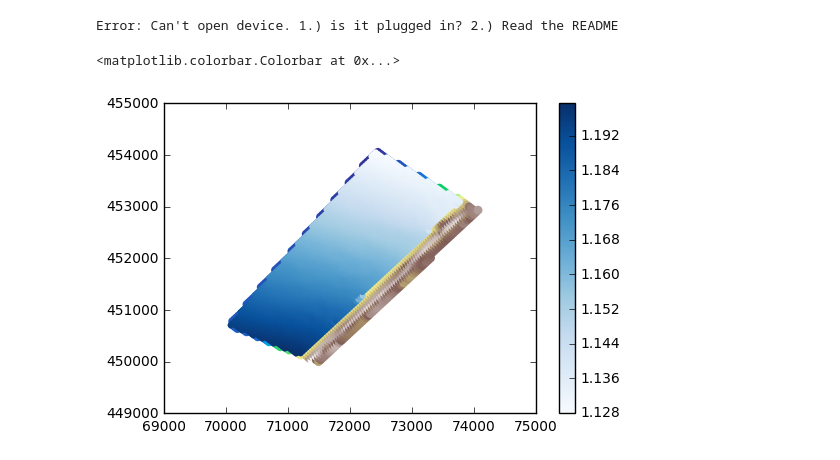
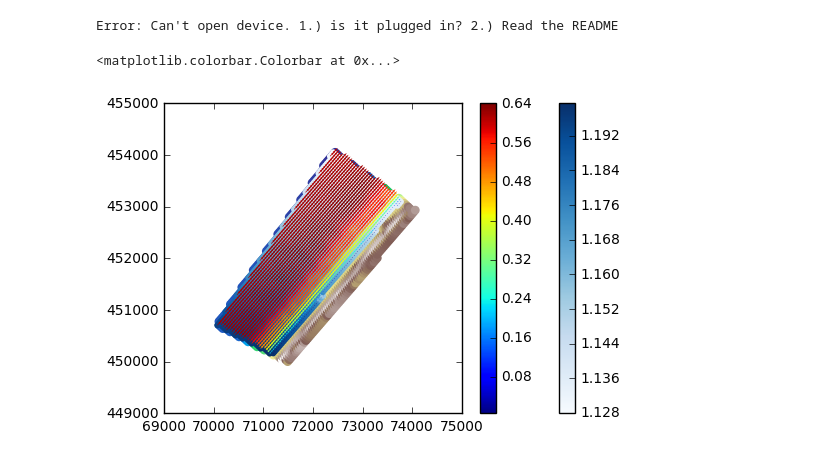
Before and after one commit to openearth/sandbox-fm, a Jupyter notebook: notebooks/bl_zk_debug.ipynb, the cells around one changed output. Saved outputs shown, nothing was run; the diff lists cells and outputs as text; code cells hidden in the pictures.

```diff
--- a/notebooks/bl_zk_debug.ipynb
+++ b/notebooks/bl_zk_debug.ipynb
@@ -40,30 +44,34 @@ for i in range(100):
 sandbox_fm.sandbox_fm.update_delft3d_vars(data, model)
 unorm0 = np.sqrt(data['ucx']**2 + data['ucy']**2)
 # %%
+# plot them
 idx = data['node_in_box']
 plt.scatter(
     data['xk'][idx],
     data['yk'][idx],
     c=data['zk'][idx],
     edgecolor='none',
     cmap='terrain',
     s=40
 )
 idx = np.logical_and(data['cell_in_box'], data['is_wet'])
 plt.scatter(
     data['xzw'][idx],
     data['yzw'][idx],
     c=data['s1'][idx],
     edgecolor='none',
     cmap='Blues'
 )
 plt.colorbar()
-# plt.quiver(
-#     data['xzw'][idx], data['yzw'][idx],
-#     data['ucx'][idx], data['ucy'][idx],
-#     units='xy',
-#     scale=0.005
-# )
+
+plt.quiver(
+    data['xzw'][idx], data['yzw'][idx],
+    data['ucx'][idx], data['ucy'][idx],
+    unorm0[idx],
+    units='xy',
+    scale=0.005
+)
+plt.colorbar()
 # %% [output]
 <matplotlib.colorbar.Colorbar at 0x...>
-[figure, old version]
+[figure, new version]
```
Also changed, not shown: parts of 11 cells of this notebook, 1 other file.
